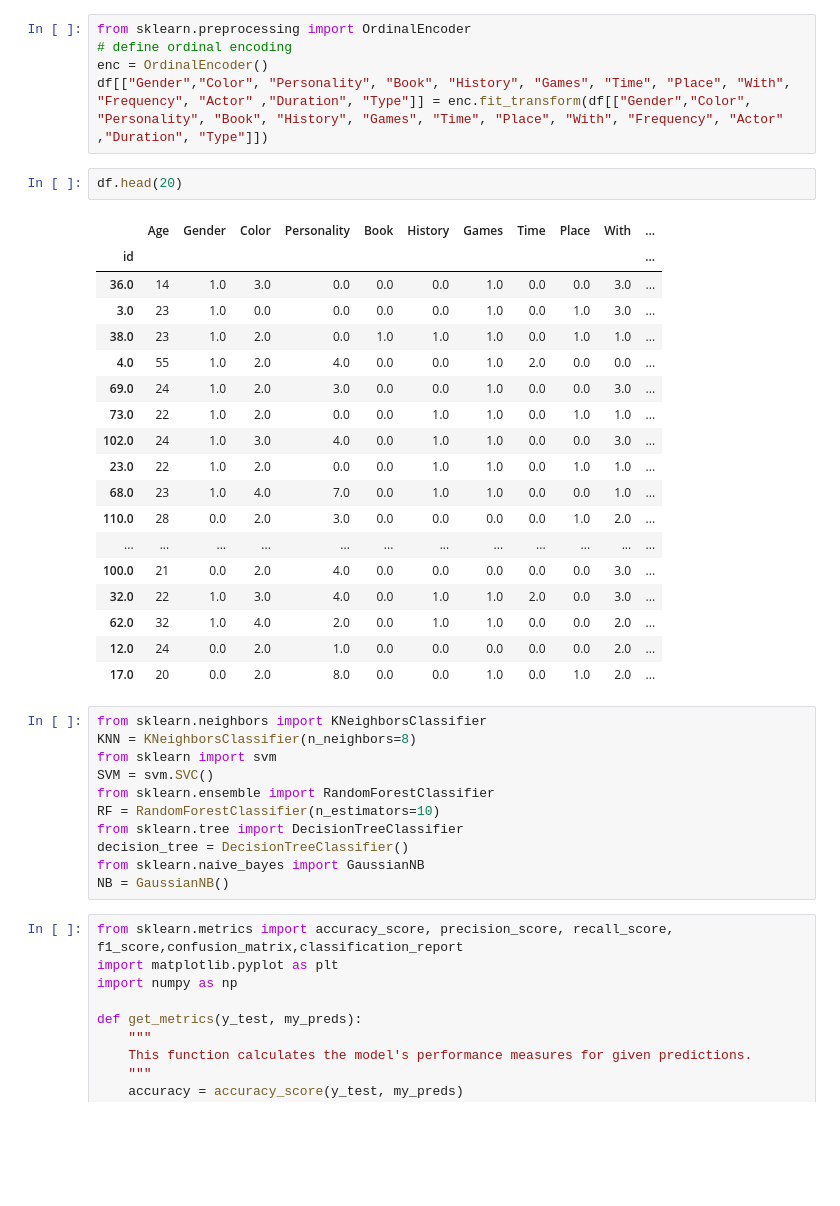
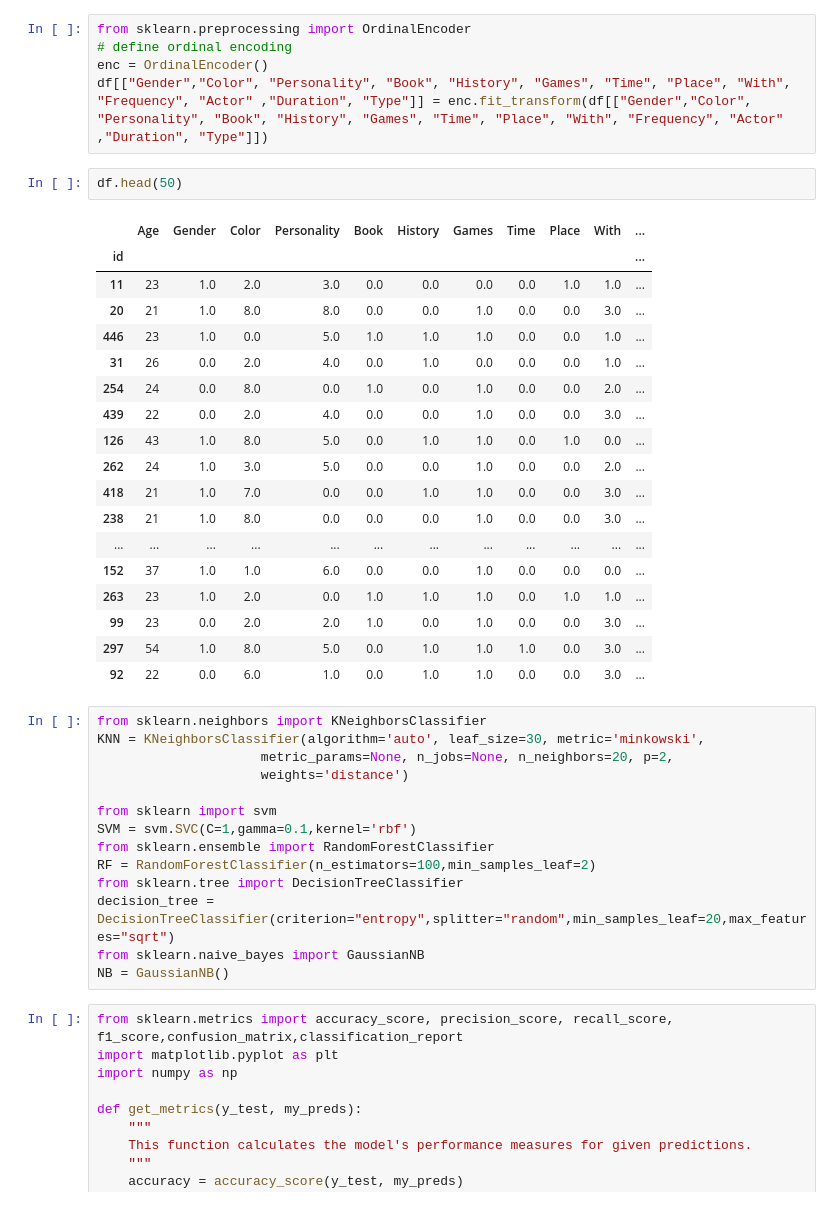
Before and after one commit to sezinbiner/ML-Project, a Jupyter notebook: HW_ML.ipynb, the cells around one changed output. Saved outputs shown, nothing was run; the diff lists cells and outputs as text; blank space fills up the shorter version.

```diff
--- a/HW_ML.ipynb
+++ b/HW_ML.ipynb
@@ -17,35 +17,38 @@ from sklearn.preprocessing import OrdinalEncoder
 enc = OrdinalEncoder()
 df[["Gender","Color", "Personality", "Book", "History", "Games", "Time", "Place", "With", "Frequency", "Actor" ,"Duration", "Type"]] = enc.fit_transform(df[["Gender","Color", "Personality", "Book", "History", "Games", "Time", "Place", "With", "Frequency", "Actor" ,"Duration", "Type"]])
 # %%
-df.head(20)
+df.head(50)
 # %% [output]
 |  | Age | Gender | Color | Personality | Book | History | Games | Time | Place | With | ... |
 | id |  |  |  |  |  |  |  |  |  |  | ... |
-| 36.0 | 14 | 1.0 | 3.0 | 0.0 | 0.0 | 0.0 | 1.0 | 0.0 | 0.0 | 3.0 | ... |
-| 3.0 | 23 | 1.0 | 0.0 | 0.0 | 0.0 | 0.0 | 1.0 | 0.0 | 1.0 | 3.0 | ... |
-| 38.0 | 23 | 1.0 | 2.0 | 0.0 | 1.0 | 1.0 | 1.0 | 0.0 | 1.0 | 1.0 | ... |
-| 4.0 | 55 | 1.0 | 2.0 | 4.0 | 0.0 | 0.0 | 1.0 | 2.0 | 0.0 | 0.0 | ... |
-| 69.0 | 24 | 1.0 | 2.0 | 3.0 | 0.0 | 0.0 | 1.0 | 0.0 | 0.0 | 3.0 | ... |
-| 73.0 | 22 | 1.0 | 2.0 | 0.0 | 0.0 | 1.0 | 1.0 | 0.0 | 1.0 | 1.0 | ... |
-| 102.0 | 24 | 1.0 | 3.0 | 4.0 | 0.0 | 1.0 | 1.0 | 0.0 | 0.0 | 3.0 | ... |
-| 23.0 | 22 | 1.0 | 2.0 | 0.0 | 0.0 | 1.0 | 1.0 | 0.0 | 1.0 | 1.0 | ... |
-| 68.0 | 23 | 1.0 | 4.0 | 7.0 | 0.0 | 1.0 | 1.0 | 0.0 | 0.0 | 1.0 | ... |
-| 110.0 | 28 | 0.0 | 2.0 | 3.0 | 0.0 | 0.0 | 0.0 | 0.0 | 1.0 | 2.0 | ... |
+| 11 | 23 | 1.0 | 2.0 | 3.0 | 0.0 | 0.0 | 0.0 | 0.0 | 1.0 | 1.0 | ... |
+| 20 | 21 | 1.0 | 8.0 | 8.0 | 0.0 | 0.0 | 1.0 | 0.0 | 0.0 | 3.0 | ... |
+| 446 | 23 | 1.0 | 0.0 | 5.0 | 1.0 | 1.0 | 1.0 | 0.0 | 0.0 | 1.0 | ... |
+| 31 | 26 | 0.0 | 2.0 | 4.0 | 0.0 | 1.0 | 0.0 | 0.0 | 0.0 | 1.0 | ... |
+| 254 | 24 | 0.0 | 8.0 | 0.0 | 1.0 | 0.0 | 1.0 | 0.0 | 0.0 | 2.0 | ... |
+| 439 | 22 | 0.0 | 2.0 | 4.0 | 0.0 | 0.0 | 1.0 | 0.0 | 0.0 | 3.0 | ... |
+| 126 | 43 | 1.0 | 8.0 | 5.0 | 0.0 | 1.0 | 1.0 | 0.0 | 1.0 | 0.0 | ... |
+| 262 | 24 | 1.0 | 3.0 | 5.0 | 0.0 | 0.0 | 1.0 | 0.0 | 0.0 | 2.0 | ... |
+| 418 | 21 | 1.0 | 7.0 | 0.0 | 0.0 | 1.0 | 1.0 | 0.0 | 0.0 | 3.0 | ... |
+| 238 | 21 | 1.0 | 8.0 | 0.0 | 0.0 | 0.0 | 1.0 | 0.0 | 0.0 | 3.0 | ... |
 | ... | ... | ... | ... | ... | ... | ... | ... | ... | ... | ... | ... |
-| 100.0 | 21 | 0.0 | 2.0 | 4.0 | 0.0 | 0.0 | 0.0 | 0.0 | 0.0 | 3.0 | ... |
-| 32.0 | 22 | 1.0 | 3.0 | 4.0 | 0.0 | 1.0 | 1.0 | 2.0 | 0.0 | 3.0 | ... |
-| 62.0 | 32 | 1.0 | 4.0 | 2.0 | 0.0 | 1.0 | 1.0 | 0.0 | 0.0 | 2.0 | ... |
-| 12.0 | 24 | 0.0 | 2.0 | 1.0 | 0.0 | 0.0 | 0.0 | 0.0 | 0.0 | 2.0 | ... |
-| 17.0 | 20 | 0.0 | 2.0 | 8.0 | 0.0 | 0.0 | 1.0 | 0.0 | 1.0 | 2.0 | ... |
+| 152 | 37 | 1.0 | 1.0 | 6.0 | 0.0 | 0.0 | 1.0 | 0.0 | 0.0 | 0.0 | ... |
+| 263 | 23 | 1.0 | 2.0 | 0.0 | 1.0 | 1.0 | 1.0 | 0.0 | 1.0 | 1.0 | ... |
+| 99 | 23 | 0.0 | 2.0 | 2.0 | 1.0 | 0.0 | 1.0 | 0.0 | 0.0 | 3.0 | ... |
+| 297 | 54 | 1.0 | 8.0 | 5.0 | 0.0 | 1.0 | 1.0 | 1.0 | 0.0 | 3.0 | ... |
+| 92 | 22 | 0.0 | 6.0 | 1.0 | 0.0 | 1.0 | 1.0 | 0.0 | 0.0 | 3.0 | ... |
 # %%
 from sklearn.neighbors import KNeighborsClassifier
-KNN = KNeighborsClassifier(n_neighbors=8)
+KNN = KNeighborsClassifier(algorithm='auto', leaf_size=30, metric='minkowski',
+                     metric_params=None, n_jobs=None, n_neighbors=20, p=2,
+                     weights='distance')
+
 from sklearn import svm
-SVM = svm.SVC()
+SVM = svm.SVC(C=1,gamma=0.1,kernel='rbf')
 from sklearn.ensemble import RandomForestClassifier
-RF = RandomForestClassifier(n_estimators=10)
+RF = RandomForestClassifier(n_estimators=100,min_samples_leaf=2)
 from sklearn.tree import DecisionTreeClassifier
-decision_tree = DecisionTreeClassifier()
+decision_tree = DecisionTreeClassifier(criterion="entropy",splitter="random",min_samples_leaf=20,max_features="sqrt")
 from sklearn.naive_bayes import GaussianNB
 NB = GaussianNB()
 # %%
```
Also changed, not shown: parts of 2 cells of this notebook.
